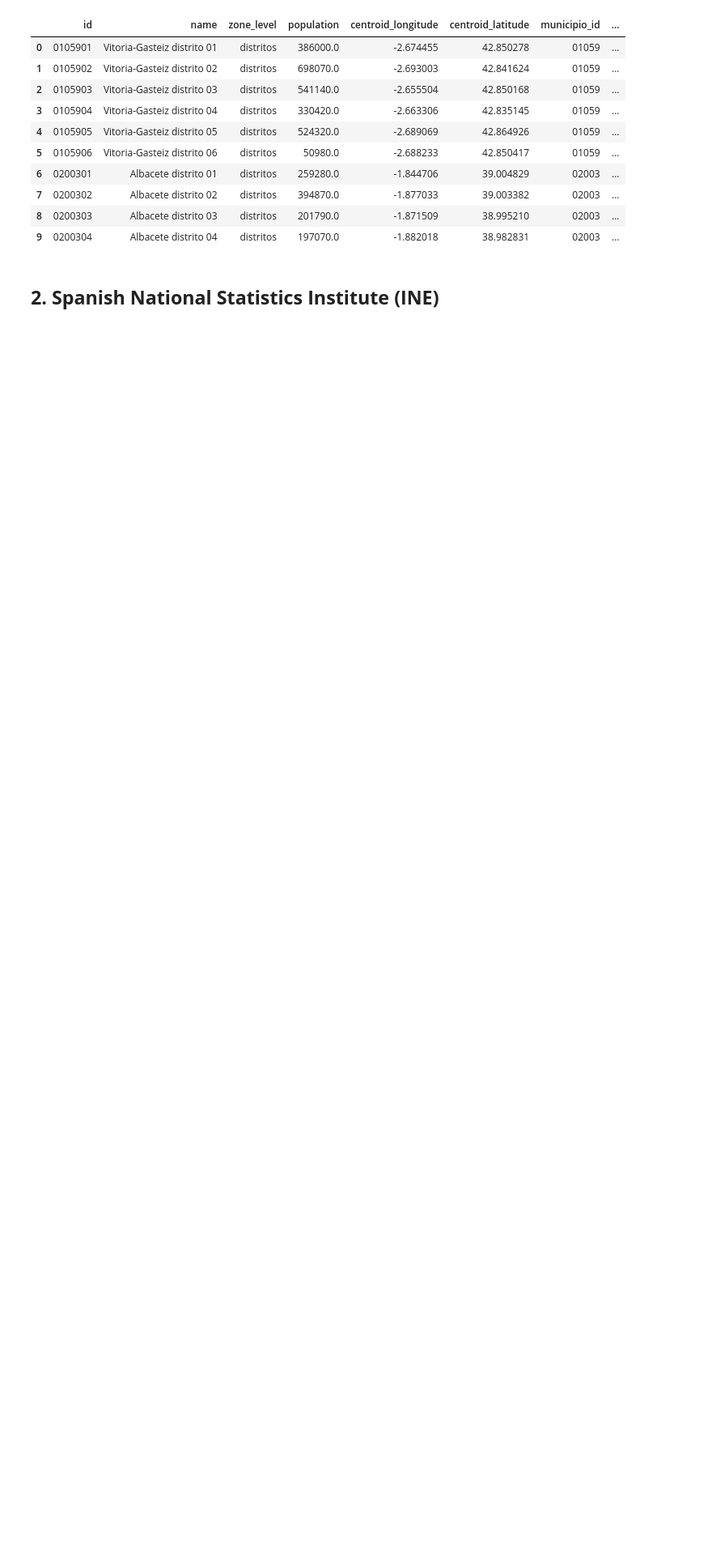
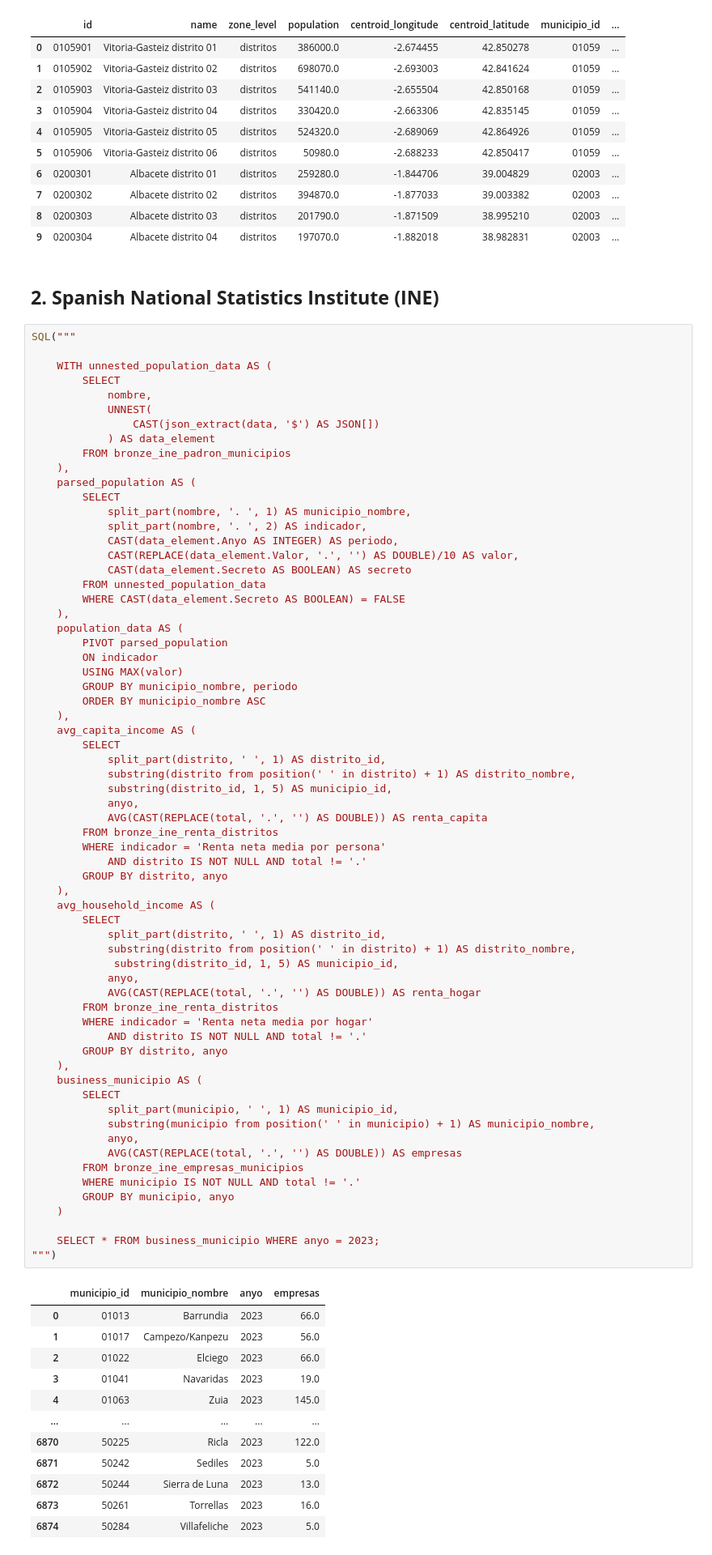
Before and after one commit to bgramaje/muceim-bigdata_project, a Jupyter notebook: notebooks/layers/silver_v2.ipynb, the cells around one changed output. Shown at 81% size. Cells and saved outputs as stored; diff of their text form; blank space fills up the shorter version.

```diff
--- a/notebooks/layers/silver_v2.ipynb
+++ b/notebooks/layers/silver_v2.ipynb
@@ -811,3 +811,81 @@ SQL(f"""
 | 9 | 0200304 | Albacete distrito 04 | distritos | 197070.0 | -1.882018 | 38.982831 | 02003 | ... |
 # %% [markdown]
 <h2 id="ine"><b>2. Spanish National Statistics Institute (INE)</b></h2>
+# %%
+SQL("""
+
+    WITH unnested_population_data AS (
+        SELECT
+            nombre,
+            UNNEST(
+                CAST(json_extract(data, '$') AS JSON[])
+            ) AS data_element
+        FROM bronze_ine_padron_municipios
+    ),
+    parsed_population AS (
+        SELECT
+            split_part(nombre, '. ', 1) AS municipio_nombre,
+            split_part(nombre, '. ', 2) AS indicador,
+            CAST(data_element.Anyo AS INTEGER) AS periodo,
+            CAST(REPLACE(data_element.Valor, '.', '') AS DOUBLE)/10 AS valor,
+            CAST(data_element.Secreto AS BOOLEAN) AS secreto
+        FROM unnested_population_data
+        WHERE CAST(data_element.Secreto AS BOOLEAN) = FALSE
+    ),
+    population_data AS (
+        PIVOT parsed_population
+        ON indicador
+        USING MAX(valor)
+        GROUP BY municipio_nombre, periodo
+        ORDER BY municipio_nombre ASC
+    ),
+    avg_capita_income AS (
+        SELECT
+            split_part(distrito, ' ', 1) AS distrito_id,
+            substring(distrito from position(' ' in distrito) + 1) AS distrito_nombre,
+            substring(distrito_id, 1, 5) AS municipio_id,
+            anyo,
+            AVG(CAST(REPLACE(total, '.', '') AS DOUBLE)) AS renta_capita
+        FROM bronze_ine_renta_distritos
+        WHERE indicador = 'Renta neta media por persona'
+            AND distrito IS NOT NULL AND total != '.'
+        GROUP BY distrito, anyo
+    ),
+    avg_household_income AS (
+        SELECT
+            split_part(distrito, ' ', 1) AS distrito_id,
+            substring(distrito from position(' ' in distrito) + 1) AS distrito_nombre,
+             substring(distrito_id, 1, 5) AS municipio_id,
+            anyo,
+            AVG(CAST(REPLACE(total, '.', '') AS DOUBLE)) AS renta_hogar
+        FROM bronze_ine_renta_distritos
+        WHERE indicador = 'Renta neta media por hogar'
+            AND distrito IS NOT NULL AND total != '.'
+        GROUP BY distrito, anyo
+    ),
+    business_municipio AS (
+        SELECT
+            split_part(municipio, ' ', 1) AS municipio_id,
+            substring(municipio from position(' ' in municipio) + 1) AS municipio_nombre,
+            anyo,
+            AVG(CAST(REPLACE(total, '.', '') AS DOUBLE)) AS empresas
+        FROM bronze_ine_empresas_municipios
+        WHERE municipio IS NOT NULL AND total != '.'
+        GROUP BY municipio, anyo
+    )
+
+    SELECT * FROM business_municipio WHERE anyo = 2023;
+""")
+# %% [output]
+|  | municipio_id | municipio_nombre | anyo | empresas |
+| 0 | 01013 | Barrundia | 2023 | 66.0 |
+| 1 | 01017 | Campezo/Kanpezu | 2023 | 56.0 |
+| 2 | 01022 | Elciego | 2023 | 66.0 |
+| 3 | 01041 | Navaridas | 2023 | 19.0 |
+| 4 | 01063 | Zuia | 2023 | 145.0 |
+| ... | ... | ... | ... | ... |
+| 6870 | 50225 | Ricla | 2023 | 122.0 |
+| 6871 | 50242 | Sediles | 2023 | 5.0 |
+| 6872 | 50244 | Sierra de Luna | 2023 | 13.0 |
+| 6873 | 50261 | Torrellas | 2023 | 16.0 |
+| 6874 | 50284 | Villafeliche | 2023 | 5.0 |
```
Also changed, not shown: parts of 7 cells of this notebook, 2 other files.
